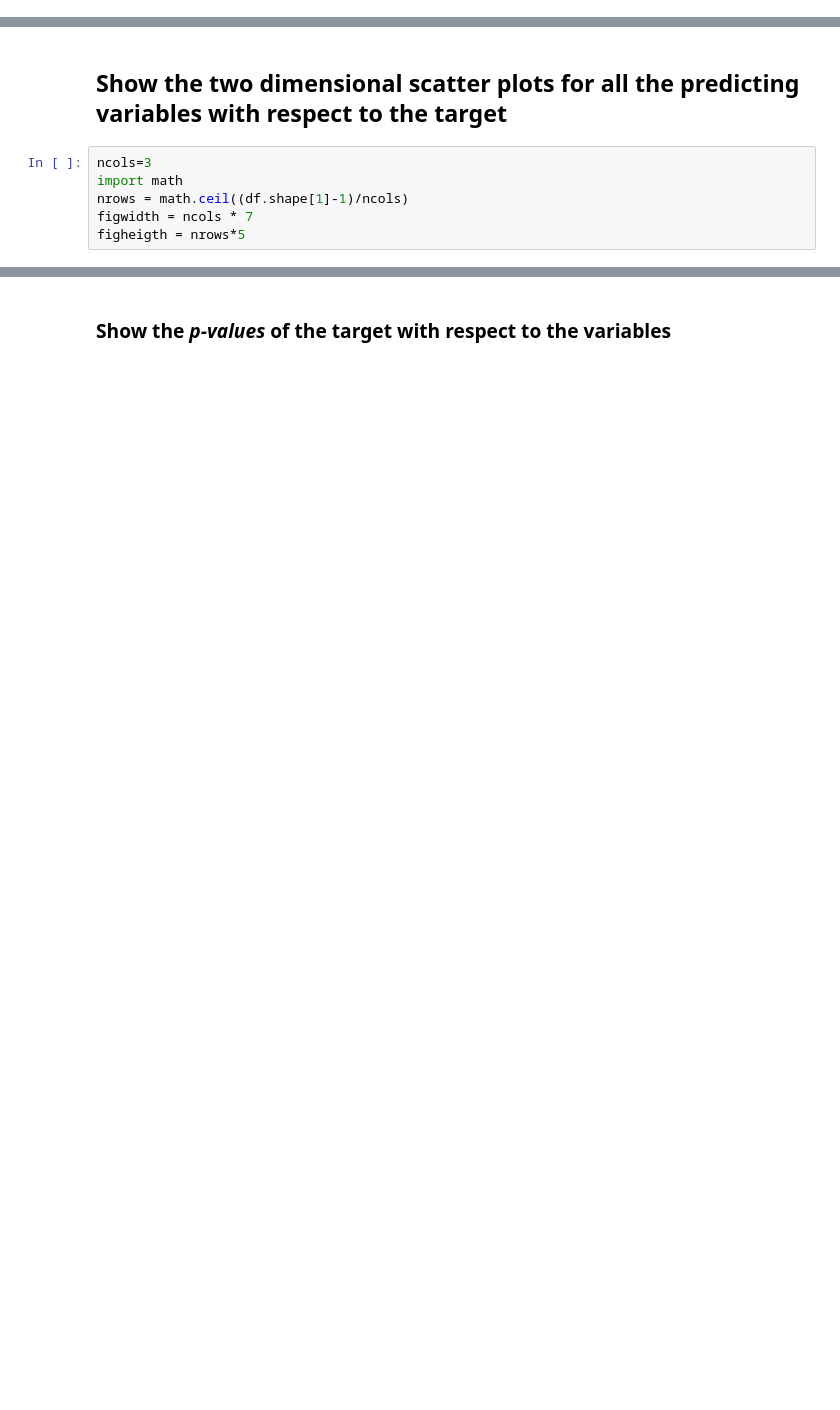
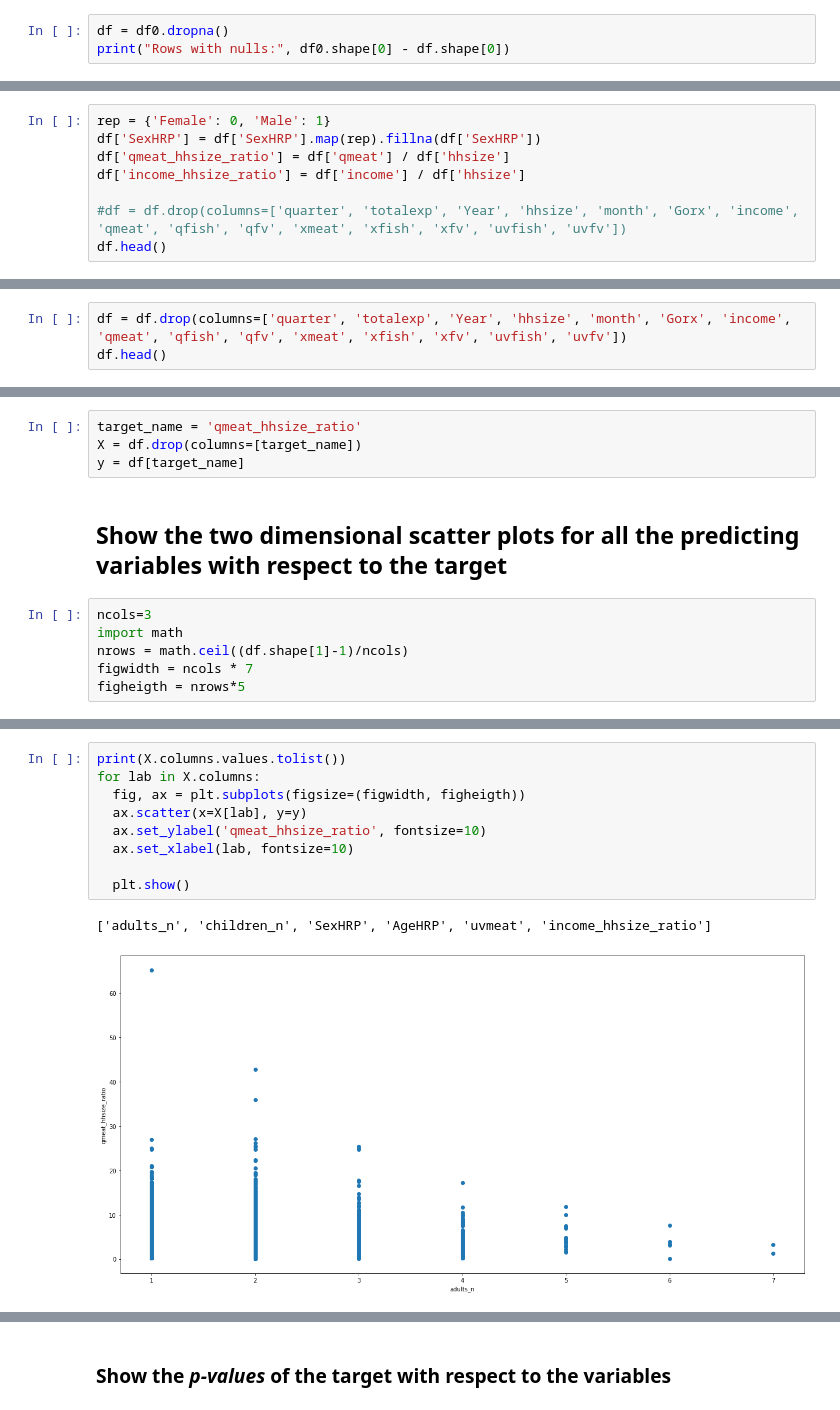
Before and after one commit to gullpet/dmlab, a Jupyter notebook: Lab03-04/linear_regression_example_FoodUK2014_nocode.ipynb, the cells around one changed output, grey strips where cells are left out. Drawn from its saved outputs; the diff is of its cells as text; blank space fills up the shorter version.

```diff
--- a/Lab03-04/linear_regression_example_FoodUK2014_nocode.ipynb
+++ b/Lab03-04/linear_regression_example_FoodUK2014_nocode.ipynb
@@ -85,0 +98,3 @@ It is computed subtracting the number of rows in the dataset without nulls from
+# %%
+df = df0.dropna()
+print("Rows with nulls:", df0.shape[0] - df.shape[0])
@@ -95,3 +113,11 @@ After dropping rows with nulls the dataset has 3446 rows
       attributes
 - Generate two new columns as ratio of other columns
     - this is suggested by background information
+# %%
+rep = {'Female': 0, 'Male': 1}
+df['SexHRP'] = df['SexHRP'].map(rep).fillna(df['SexHRP'])
+df['qmeat_hhsize_ratio'] = df['qmeat'] / df['hhsize']
+df['income_hhsize_ratio'] = df['income'] / df['hhsize']
+
+#df = df.drop(columns=['quarter', 'totalexp', 'Year', 'hhsize', 'month', 'Gorx', 'income', 'qmeat', 'qfish', 'qfv', 'xmeat', 'xfish', 'xfv', 'uvfish', 'uvfv'])
+df.head()
@@ -108,0 +150,3 @@ This is suggested by background information
+# %%
+df = df.drop(columns=['quarter', 'totalexp', 'Year', 'hhsize', 'month', 'Gorx', 'income', 'qmeat', 'qfish', 'qfv', 'xmeat', 'xfish', 'xfv', 'uvfish', 'uvfv'])
+df.head()
@@ -109,5 +160,9 @@ This is suggested by background information
 # %% [markdown]
 ## Choose the target and split the data into *predicting variables* `X` and *target* `y`
+# %%
+target_name = 'qmeat_hhsize_ratio'
+X = df.drop(columns=[target_name])
+y = df[target_name]
 # %% [markdown]
 ## Show the two dimensional scatter plots for all the predicting variables with respect to the target
 # %%
@@ -121,0 +174,12 @@ figheigth = nrows*5
+# %%
+print(X.columns.values.tolist())
+for lab in X.columns:
+  fig, ax = plt.subplots(figsize=(figwidth, figheigth))
+  ax.scatter(x=X[lab], y=y)
+  ax.set_ylabel('qmeat_hhsize_ratio', fontsize=10)
+  ax.set_xlabel(lab, fontsize=10)
+
+  plt.show()
+# %% [output]
+['adults_n', 'children_n', 'SexHRP', 'AgeHRP', 'uvmeat', 'income_hhsize_ratio']
+[figure, added]
```
Also changed, not shown: parts of 40 cells of this notebook, 31 other files.
